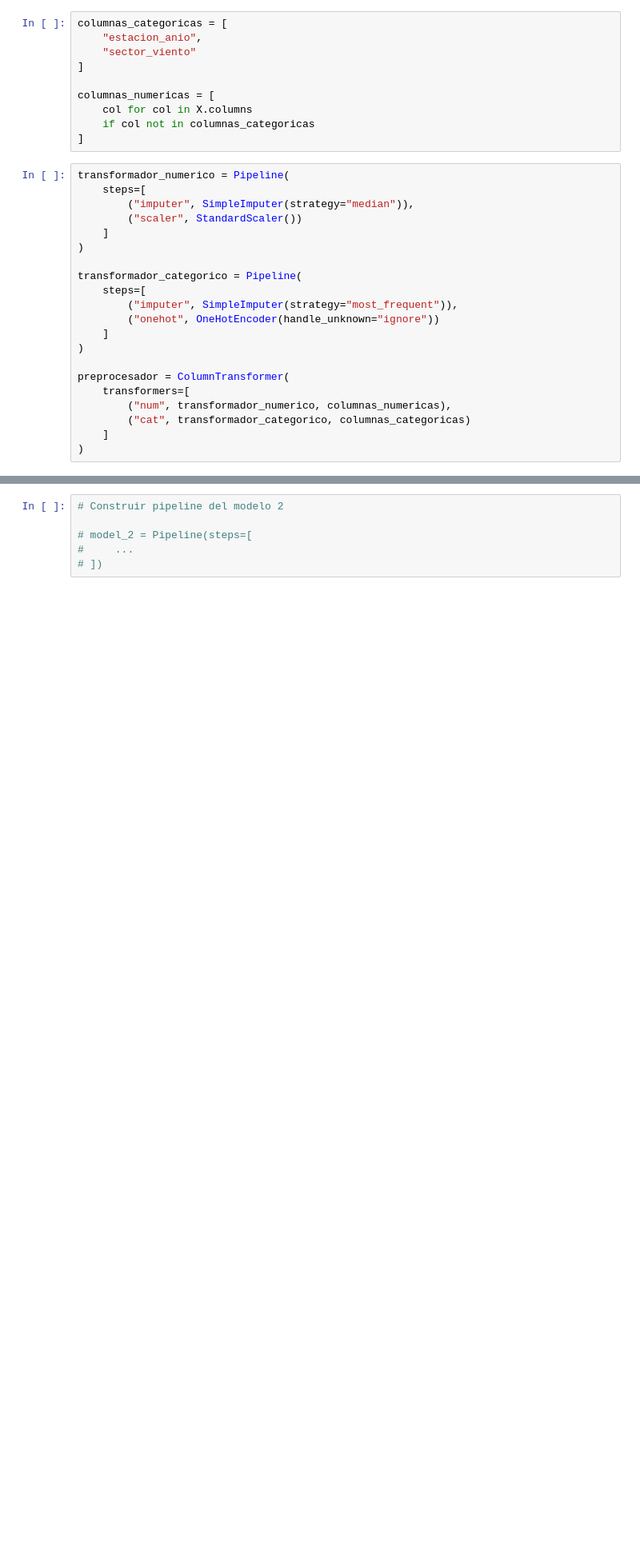
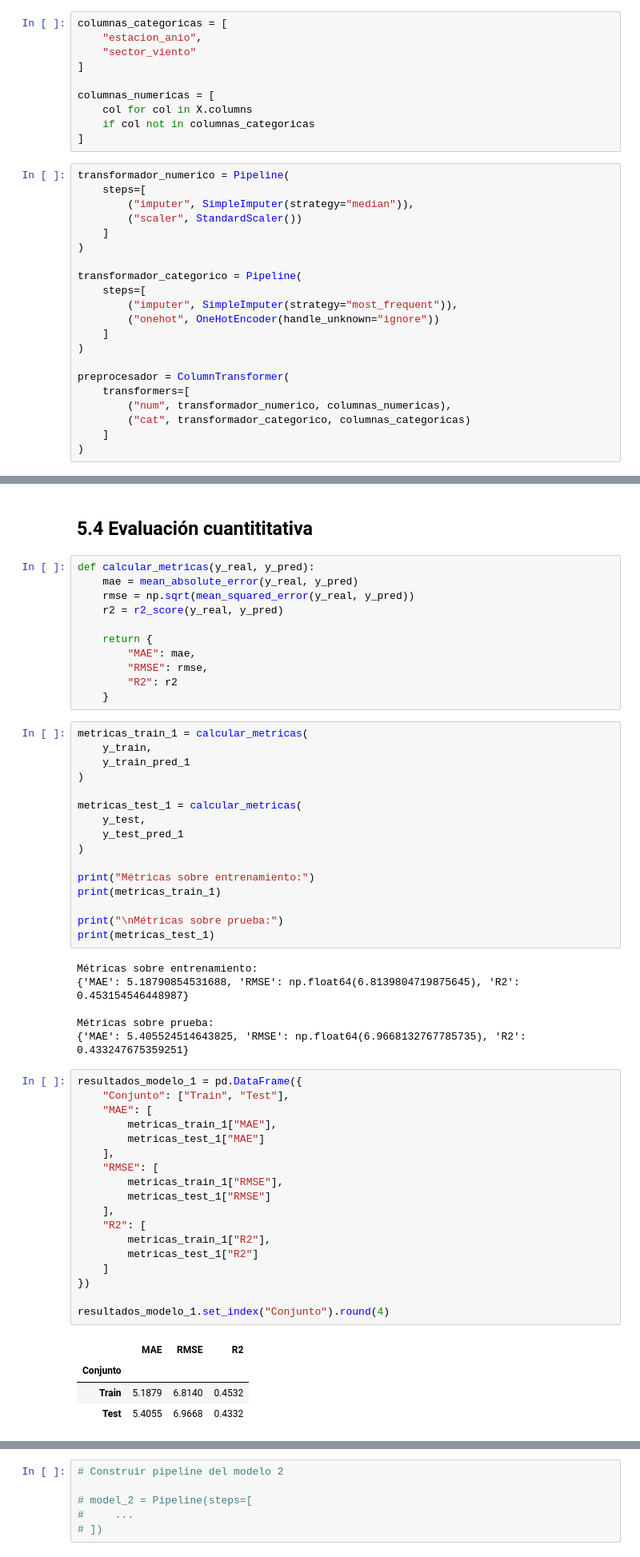
Before and after one commit to vergarave/Lab1_ML, a Jupyter notebook: Laboratorio_1.ipynb, the cells around one changed output, grey strips where cells are left out. Shown at 80% size. Saved outputs shown, nothing was run; the diff lists cells and outputs as text; blank space fills up the shorter version.

```diff
--- a/Laboratorio_1.ipynb
+++ b/Laboratorio_1.ipynb
@@ -964,0 +991,58 @@ Explicar qué significan los valores obtenidos y cuáles parecen ser las princip
+# %% [markdown]
+## 5.4 Evaluación cuantititativa
+# %%
+def calcular_metricas(y_real, y_pred):
+    mae = mean_absolute_error(y_real, y_pred)
+    rmse = np.sqrt(mean_squared_error(y_real, y_pred))
+    r2 = r2_score(y_real, y_pred)
+
+    return {
+        "MAE": mae,
+        "RMSE": rmse,
+        "R2": r2
+    }
+# %%
+metricas_train_1 = calcular_metricas(
+    y_train,
+    y_train_pred_1
+)
+
+metricas_test_1 = calcular_metricas(
+    y_test,
+    y_test_pred_1
+)
+
+print("Métricas sobre entrenamiento:")
+print(metricas_train_1)
+
+print("\nMétricas sobre prueba:")
+print(metricas_test_1)
+# %% [output]
+Métricas sobre entrenamiento:
+{'MAE': 5.18790854531688, 'RMSE': np.float64(6.8139804719875645), 'R2': 0.453154546448987}
+
+Métricas sobre prueba:
+{'MAE': 5.405524514643825, 'RMSE': np.float64(6.9668132767785735), 'R2': 0.433247675359251}
+# %%
+resultados_modelo_1 = pd.DataFrame({
+    "Conjunto": ["Train", "Test"],
+    "MAE": [
+        metricas_train_1["MAE"],
+        metricas_test_1["MAE"]
+    ],
+    "RMSE": [
+        metricas_train_1["RMSE"],
+        metricas_test_1["RMSE"]
+    ],
+    "R2": [
+        metricas_train_1["R2"],
+        metricas_test_1["R2"]
+    ]
+})
+
+resultados_modelo_1.set_index("Conjunto").round(4)
+# %% [output]
+|  | MAE | RMSE | R2 |
+| Conjunto |  |  |  |
+| Train | 5.1879 | 6.8140 | 0.4532 |
+| Test | 5.4055 | 6.9668 | 0.4332 |
```
Also changed, not shown: parts of 16 cells of this notebook.
